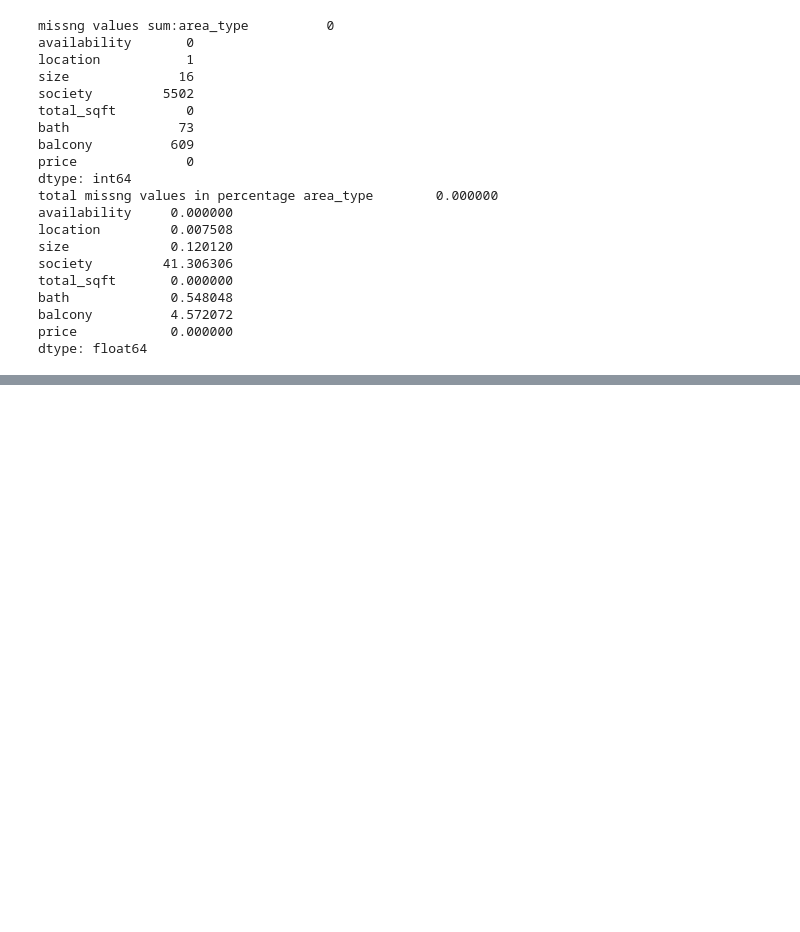
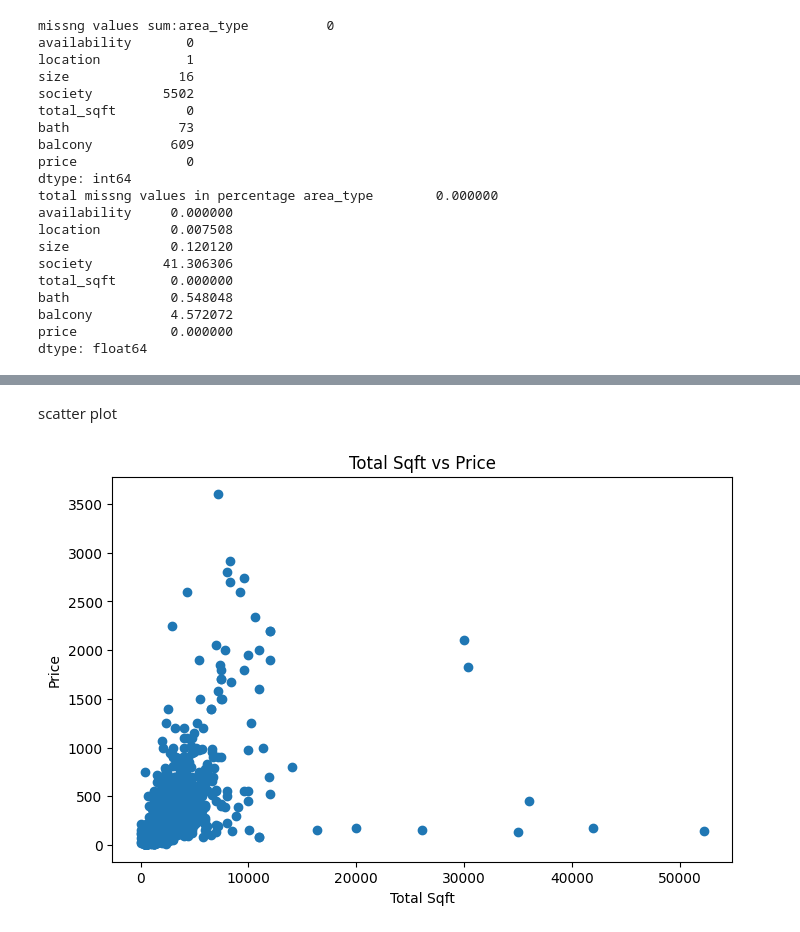
Before and after one commit to Navadeep-06/AI-ML-Capstone-project, a Jupyter notebook: Part-1/data_prep_eda.ipynb, the cells around one changed output, grey strips where cells are left out. Cells and saved outputs as stored; diff of their text form; code cells hidden in the pictures; blank space fills up the shorter version.

```diff
--- a/Part-1/data_prep_eda.ipynb
+++ b/Part-1/data_prep_eda.ipynb
@@ -64,0 +341,14 @@ KeyError: 0.0
+# %% [markdown]
+scatter plot
+# %%
+plt.figure(figsize=(8,5))
+plt.scatter(df["total_sqft"], df["price"])
+
+plt.title("Total Sqft vs Price")
+plt.xlabel("Total Sqft")
+plt.ylabel("Price")
+
+plt.savefig("Plots/scatter_plot.png")
+plt.show()
+# %% [output]
+[figure, added]
```
Also changed, not shown: parts of 46 cells of this notebook, 3 other files.
